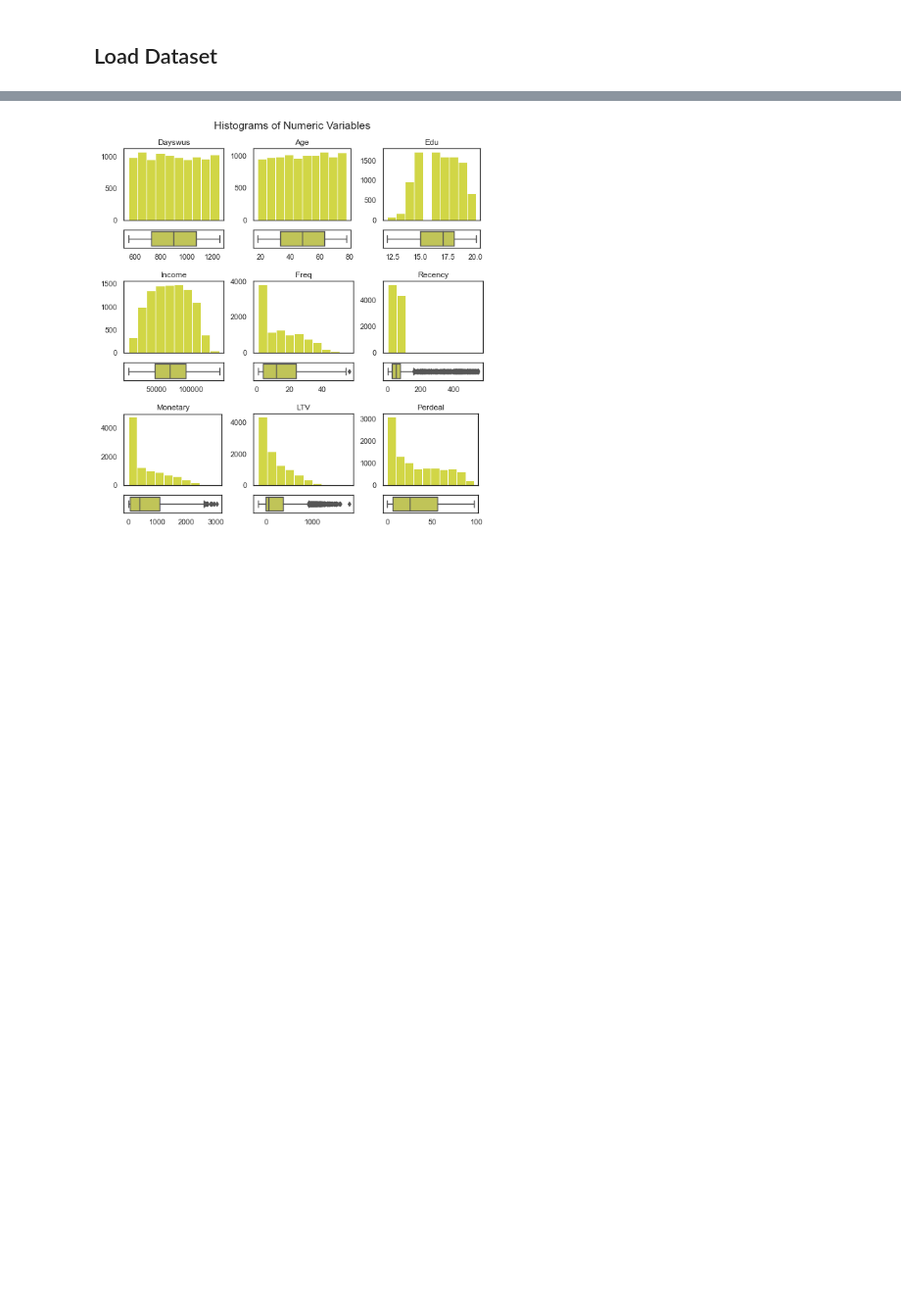
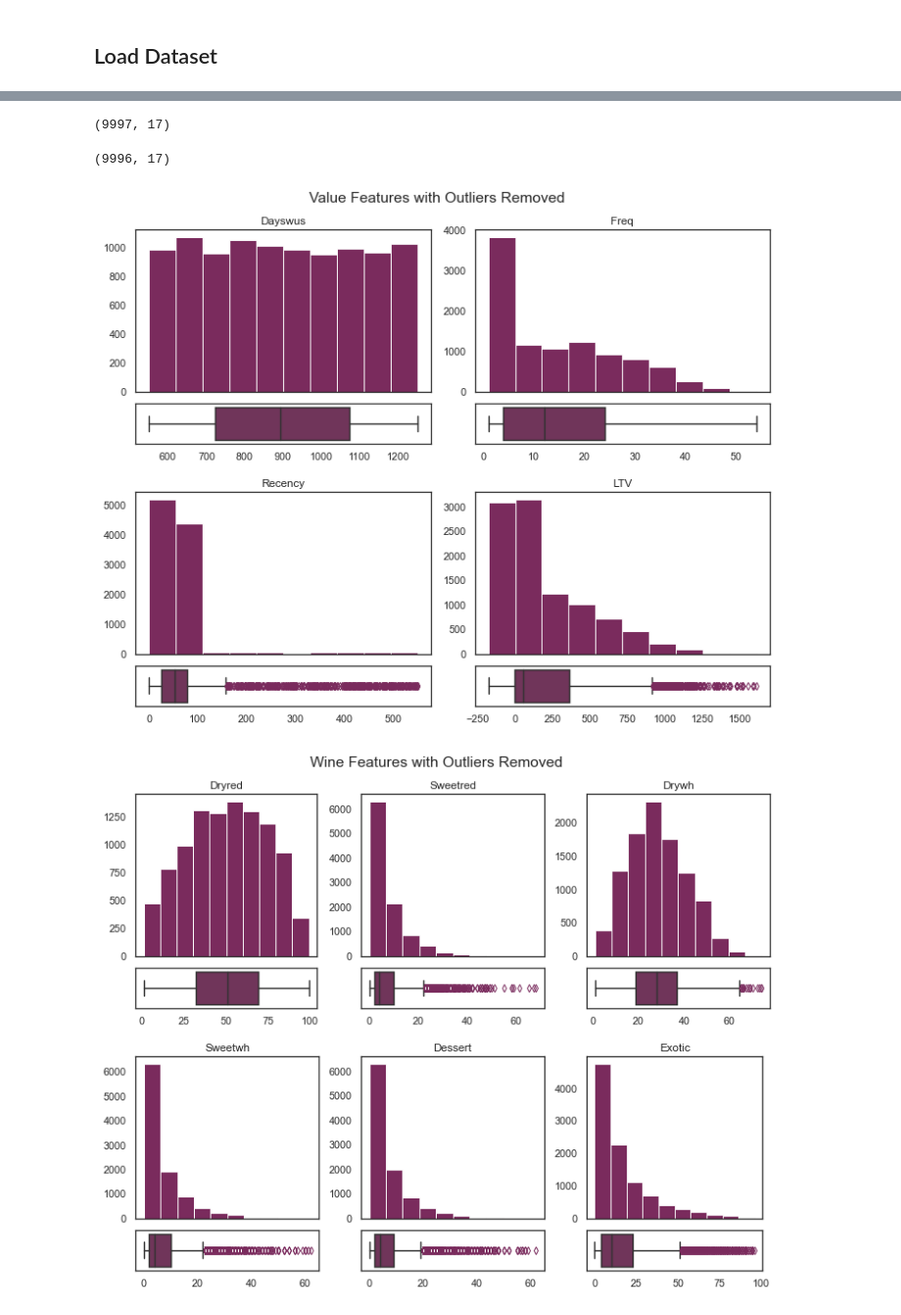
Before and after one commit to MarjorieKinney/bc1, a Jupyter notebook: wip/f/bc1-fp.ipynb, the cells around one changed output, grey strips where cells are left out. Shown at 98% size. Saved outputs shown, nothing was run; the diff lists cells and outputs as text; code cells hidden in the pictures; blank space fills up the shorter version.

```diff
--- a/wip/f/bc1-fp.ipynb
+++ b/wip/f/bc1-fp.ipynb
@@ -261,0 +333,12 @@ Index: []
+# %%
+## Wine preference features
+wine_features = ['Dryred', 'Sweetred', 'Drywh', 'Sweetwh', 'Dessert', 'Exotic']
+
+## Value segmentation features
+value_features = ['Dayswus', 'Freq', 'Recency', 'Monetary', 'LTV', 'Perdeal']
+
+## Separate Demographic features for cluster descriptions later
+demog_features = ['Age', 'Edu', 'Income']
+
+## Separate other features
+other_features = ['WebPurchase', 'WebVisit']
@@ -261,0 +374,12 @@ Index: []
+# %%
+## Remove Perdeal because highly correlated with multiple feats
+value_features.remove('Perdeal')
+
+## Remove Monetary because highly correlated with Freq, LTV
+value_features.remove('Monetary')
+
+
+## Remove Frequency and LTV because highly correlated with Monetary
+value_features2 = ['Dayswus', 'Recency', 'Monetary']
+
+value_features
@@ -273,13 +415,19 @@ for v in df.columns.tolist():
+# %%
+df = df.loc[df['Dessert']<70,:]
+df = df.loc[df['Sweetred']<70,:]
+df.shape
+# %% [output]
+(9997, 17)
+# %%
+df = df.loc[df['Freq']<55,:]
+df = df.loc[df['LTV']<1750,:]
+
+df.shape
+# %% [output]
+(9996, 17)
 # %%
-#def plot_histograms_boxplots(df, features, rows=4, title = "Histograms of Numeric Variables"):
-
-plot_histograms_boxplots(df, value_features)
-
-## Remove the two outliers from Dessert
-## Remove the one outliers from Sweetred
-## No Outliers removed for value features
-
-## Use DBSCAN compare how many it removes
-## Consider other outlier detection methods
+plot_histograms_boxplots(df, value_features, rows=2, title='Value Features with Outliers Removed')
+plot_histograms_boxplots(df, wine_features, rows=2, title='Wine Features with Outliers Removed')
 # %% [output]
-[figure, old version]
+[figure, new version]
+[figure, added]
```
Also changed, not shown: parts of 52 cells of this notebook.
